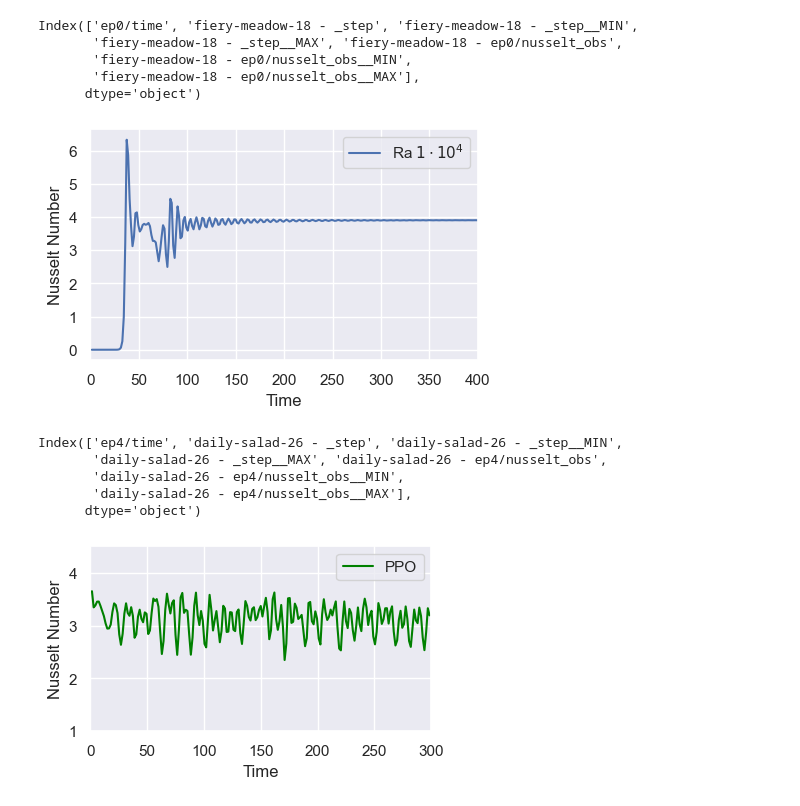
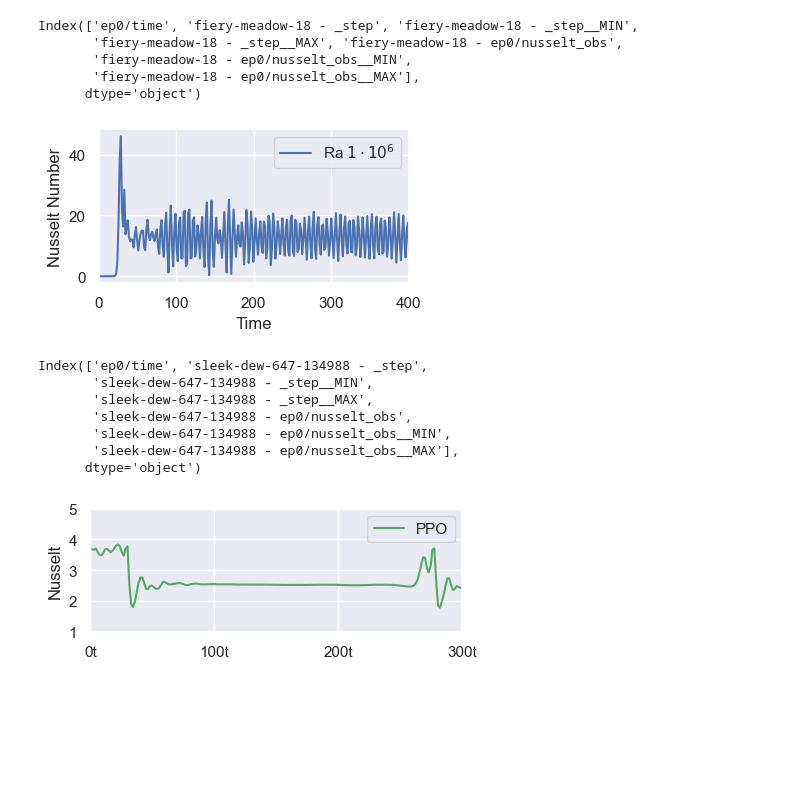
Before and after one commit to SAIL-project/RayleighBenard-Dataset, a Jupyter notebook: notebooks/baseline.ipynb, the cells around one changed output. Cells and saved outputs as stored; diff of their text form; code cells hidden in the pictures; blank space fills up the shorter version.

```diff
--- a/notebooks/baseline.ipynb
+++ b/notebooks/baseline.ipynb
@@ -30,59 +44,62 @@ Index(['ep0/time', 'fiery-meadow-18 - _step', 'fiery-meadow-18 - _step__MIN',
 # %%
 
 # plot
-plt.figure(figsize=(5, 3))
+plt.figure(figsize=(4, 2))
 sns.set_theme()
 
 # x axis
 plt.xlabel("Time")
 plt.xlim(0, 400)
+plt.xticks(np.arange(0, 401, 100), np.arange(0, 401, 100))
 
 # y axis
 plt.ylabel("Nusselt Number")
 
 # plot data
-sns.lineplot(data=dfs[0], x="ep0/time", y="earnest-firebrand-15 - ep0/nusselt_obs", label=r"Ra $1 \cdot 10^4 $")
+#sns.lineplot(data=dfs[0], x="ep0/time", y="earnest-firebrand-15 - ep0/nusselt_obs", label=r"Ra $1 \cdot 10^4 $")
 #sns.lineplot(data=dfs[1], x="ep0/time", y="clean-water-16 - ep0/nusselt_obs", label=r"Ra $1 \cdot 10^5 $")
-#sns.lineplot(data=dfs[2], x="ep0/time", y="smooth-star-17 - ep0/nusselt_obs", label=r"Ra $1 \cdot 10^6 $")
+sns.lineplot(data=dfs[2], x="ep0/time", y="smooth-star-17 - ep0/nusselt_obs", label=r"Ra $1 \cdot 10^6 $")
 #sns.lineplot(data=dfs[3], x="ep0/time", y="fiery-meadow-18 - ep0/nusselt_obs", label=r"Ra $5 \cdot 10^6 $")
 
 plt.legend()
 #plt.show()
-plt.savefig("/Users/tmarkmann/Downloads/out.svg")
+plt.savefig(f"/Users/tmarkmann/Downloads/baseline_10e6.svg", bbox_inches="tight")
 # %% [output]
-[figure, old version]
+[figure, new version]
 # %%
-path = f"res/nusselt_pd.csv"
+path = f"res/nusselt_example.csv"
 try:
     df_nu = pandas.read_csv(path)
     print(df_nu.columns)
 except Exception as e:
     print(e)
 # %% [output]
-Index(['ep4/time', 'daily-salad-26 - _step', 'daily-salad-26 - _step__MIN',
-       'daily-salad-26 - _step__MAX', 'daily-salad-26 - ep4/nusselt_obs',
-       'daily-salad-26 - ep4/nusselt_obs__MIN',
-       'daily-salad-26 - ep4/nusselt_obs__MAX'],
+Index(['ep0/time', 'sleek-dew-647-134988 - _step',
+       'sleek-dew-647-134988 - _step__MIN',
+       'sleek-dew-647-134988 - _step__MAX',
+       'sleek-dew-647-134988 - ep0/nusselt_obs',
+       'sleek-dew-647-134988 - ep0/nusselt_obs__MIN',
+       'sleek-dew-647-134988 - ep0/nusselt_obs__MAX'],
       dtype='object')
 # %%
-
 # plot
-plt.figure(figsize=(4.4, 2.4))
+plt.figure(figsize=(4.8, 1.6))
 sns.set_theme()
 
 # x axis
-plt.xlabel("Time")
+#plt.xlabel("Time")
 plt.xlim(0, 300)
+plt.xticks(np.arange(0, 301, 100), labels=["0t", "100t", "200t", "300t"])
 
 # y axis
-plt.ylabel("Nusselt Number")
-plt.ylim(1, 4.5)
+plt.ylabel("Nusselt")
+plt.ylim(1, 5)
 
 # plot data
-sns.lineplot(data=df_nu, x="ep4/time", y="daily-salad-26 - ep4/nusselt_obs", label="PPO", color="green")
-
-plt.legend()
-#plt.show()
-plt.savefig("/Users/tmarkmann/Downloads/out.svg")
+ax = sns.lineplot(data=df_nu, x="ep0/time", y="sleek-dew-647-134988 - ep0/nusselt_obs", label="PPO", color=colors[2])
+ax.set(xlabel=None)
+plt.legend(loc="upper right")
+#plt.tight_layout()
+plt.savefig("/Users/tmarkmann/Downloads/nusselt_example.svg", bbox_inches="tight")
 # %% [output]
-[figure, old version]
+[figure, new version]
```
Also changed, not shown: parts of 1 cell of this notebook, 3 other files.
